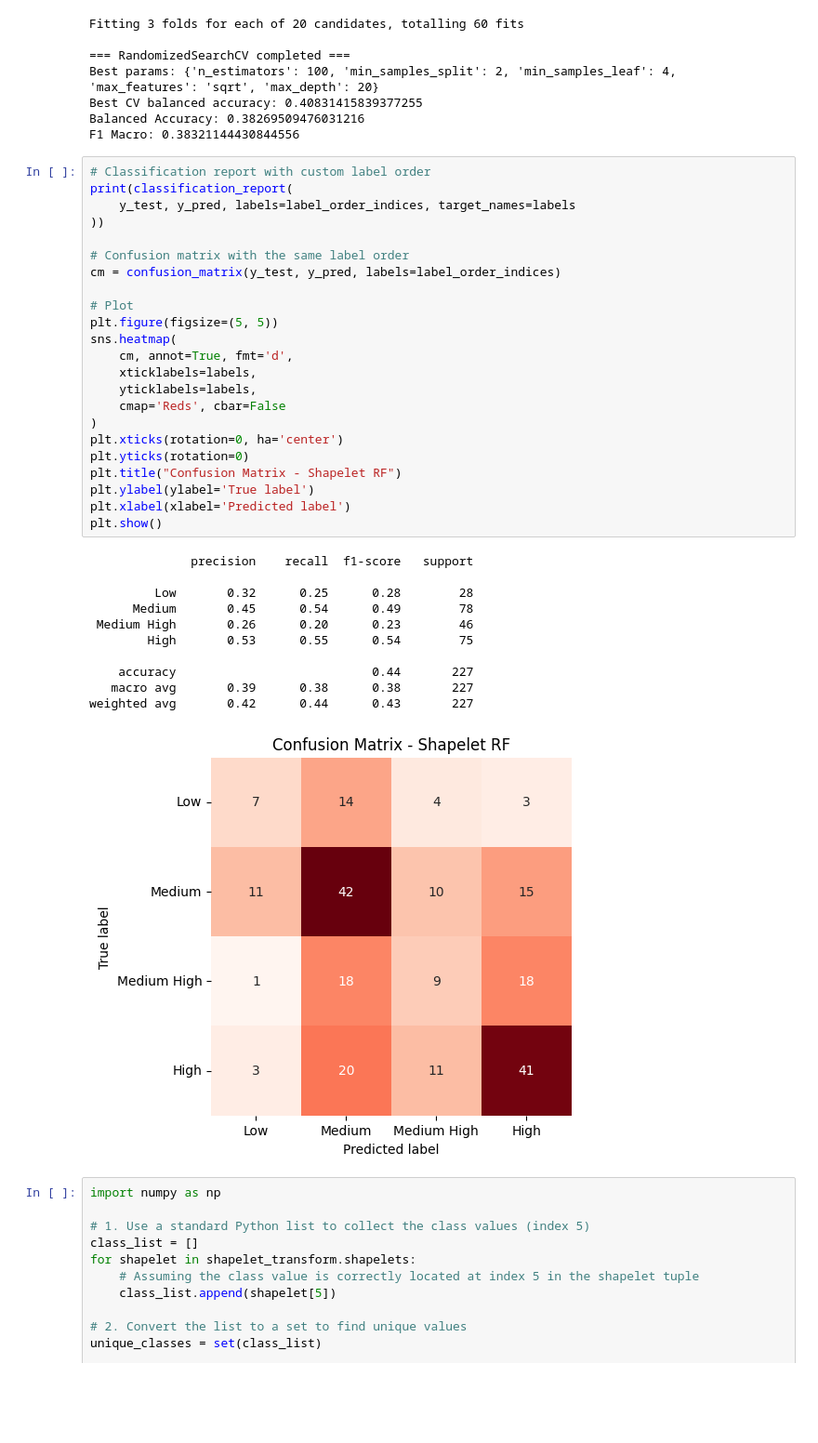
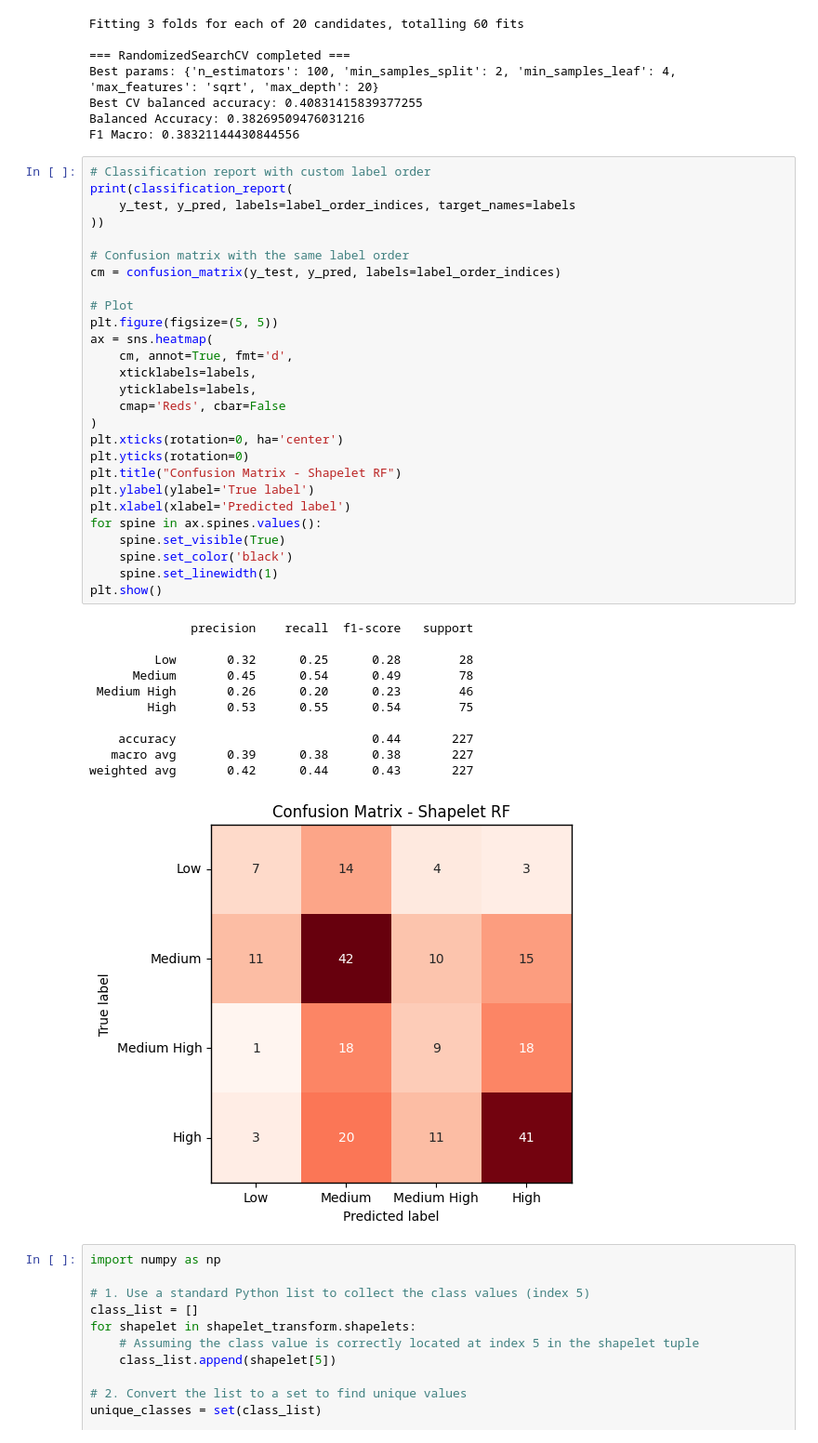
Before and after one commit to ChefBB/dm2_project, a Jupyter notebook: TS/shapelets.ipynb, the cells around one changed output. Shown at 93% size. Drawn from its saved outputs; the diff is of its cells as text; blank space fills up the shorter version.

```diff
--- a/TS/shapelets.ipynb
+++ b/TS/shapelets.ipynb
@@ -167,35 +167,39 @@ print(classification_report(
     y_test, y_pred, labels=label_order_indices, target_names=labels
 ))
 
 # Confusion matrix with the same label order
 cm = confusion_matrix(y_test, y_pred, labels=label_order_indices)
 
 # Plot
 plt.figure(figsize=(5, 5))
-sns.heatmap(
+ax = sns.heatmap(
     cm, annot=True, fmt='d',
     xticklabels=labels,
     yticklabels=labels,
     cmap='Reds', cbar=False
 )
 plt.xticks(rotation=0, ha='center')
 plt.yticks(rotation=0)
 plt.title("Confusion Matrix - Shapelet RF")
 plt.ylabel(ylabel='True label')
 plt.xlabel(xlabel='Predicted label')
+for spine in ax.spines.values():
+    spine.set_visible(True)
+    spine.set_color('black')
+    spine.set_linewidth(1)
 plt.show()
 # %% [output]
               precision    recall  f1-score   support
 
          Low       0.32      0.25      0.28        28
       Medium       0.45      0.54      0.49        78
  Medium High       0.26      0.20      0.23        46
         High       0.53      0.55      0.54        75
 
     accuracy                           0.44       227
    macro avg       0.39      0.38      0.38       227
 weighted avg       0.42      0.44      0.43       227
-[figure, old version]
+[figure, new version]
 # %%
 import numpy as np
 
```
Also changed, not shown: parts of 1 cell of this notebook, 3 other files.
